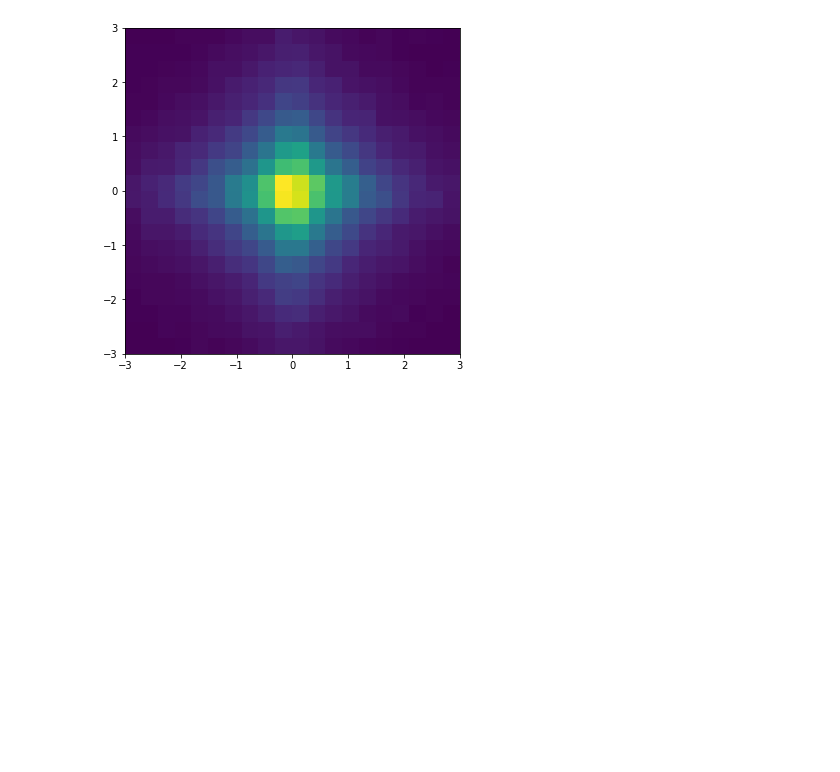
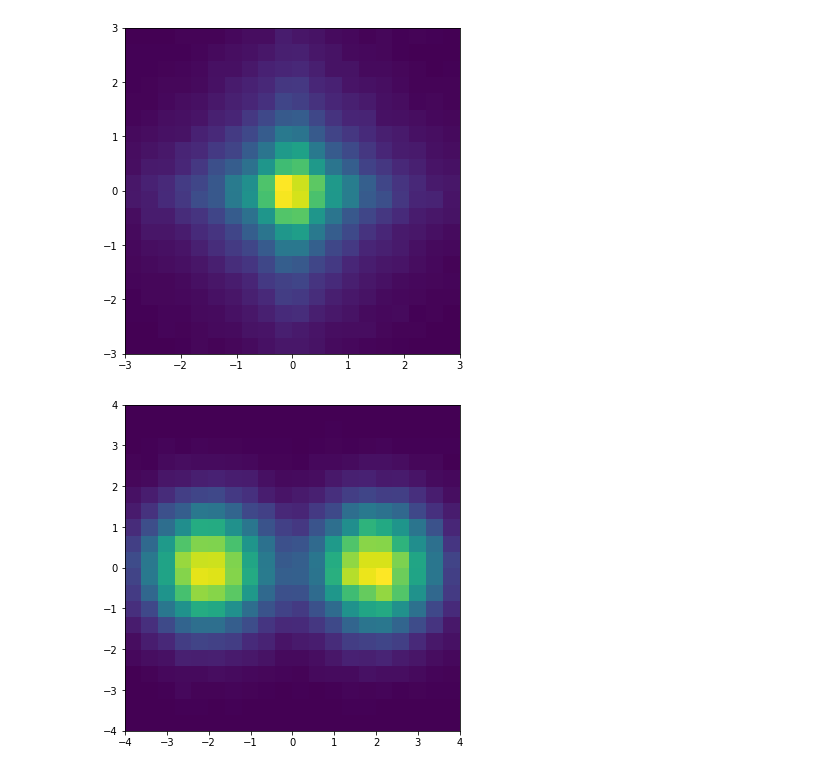
Before and after one commit to tqch/Flow-Based-Deep-Generative-Models, a Jupyter notebook: model.ipynb, the cells around one changed output. Saved outputs shown, nothing was run; the diff lists cells and outputs as text; code cells hidden in the pictures; blank space fills up the shorter version.

```diff
--- a/model.ipynb
+++ b/model.ipynb
@@ -225,6 +241,30 @@ _ = plt.hist2d(
 )
 # %% [output]
 [figure]
+# %%
+import numpy as np
+import matplotlib.pyplot as plt
+
+%matplotlib inline
+
+np.random.seed(1234)
+
+# bimodal Gaussian
+toy_data = np.concatenate([
+    np.random.normal(loc=(-2,0),size=(50000, 2)),
+    np.random.normal(loc=(2,0),size=(50000, 2))
+], axis=0)
+
+
+plt.figure(figsize=(6, 6))
+_ = plt.hist2d(
+    toy_data[:,0], toy_data[:,1],
+    range=[[-4,4],[-4,4]],
+    bins=(20, 20),
+    density=True
+)
+# %% [output]
+[figure, added]
 # %%
 from tqdm import tqdm
 from torch.optim import SGD, Adam
```
Also changed, not shown: parts of 6 cells of this notebook, 5 other files.
